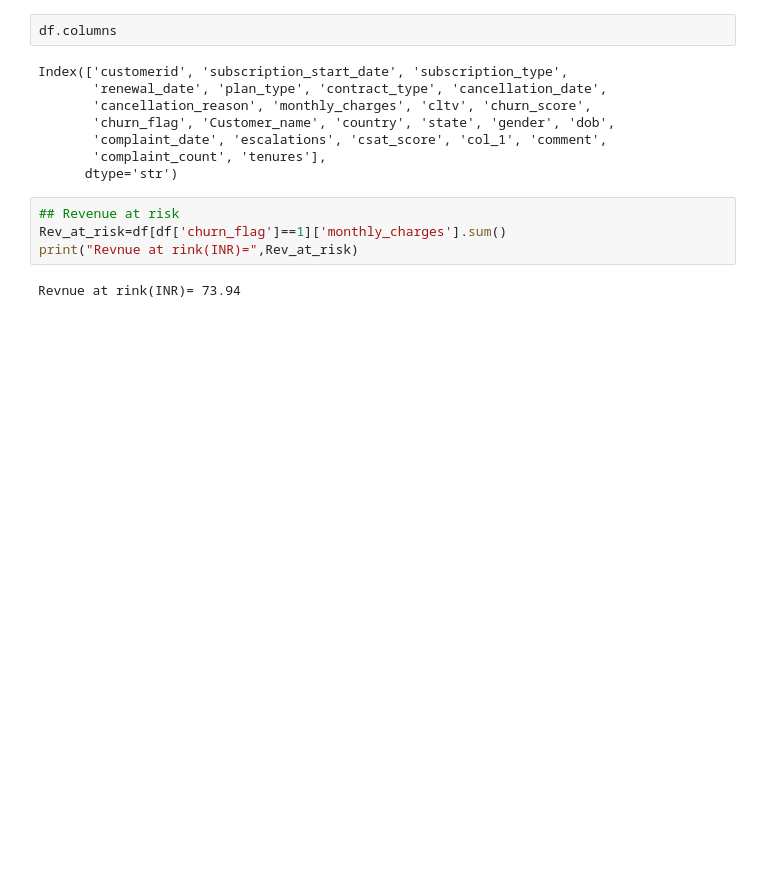
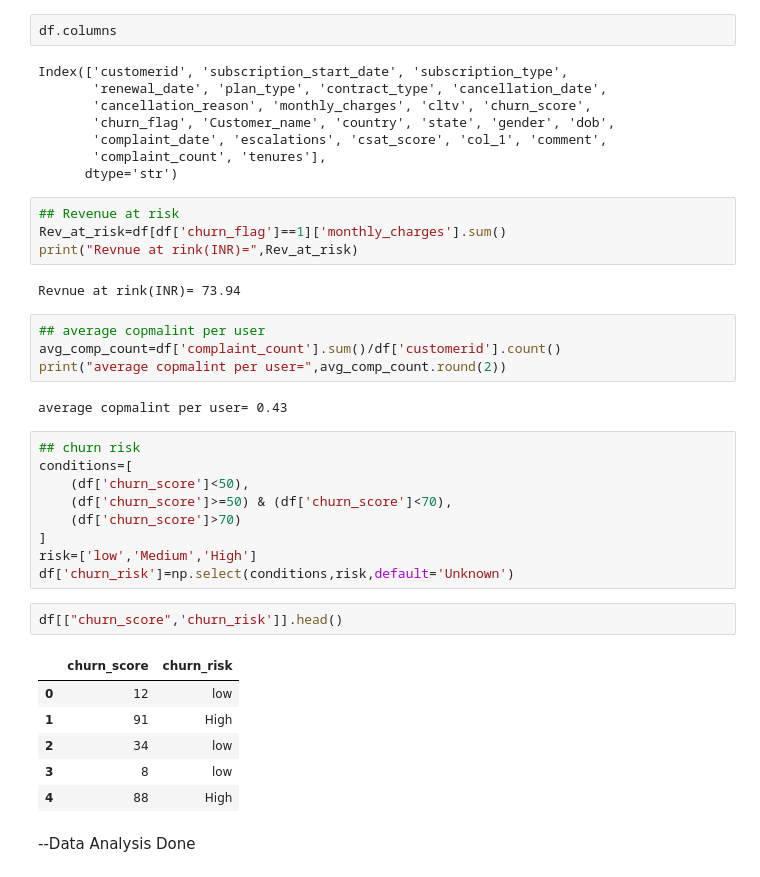
Before and after one commit to Nigam2004/Churn_Analysis, a Jupyter notebook: Churn_analysis.ipynb, the cells around one changed output. Cells and saved outputs as stored; diff of their text form; blank space fills up the shorter version.

Commit message:
analysis_completed

```diff
--- a/Churn_analysis.ipynb
+++ b/Churn_analysis.ipynb
@@ -518,3 +518,29 @@ Rev_at_risk=df[df['churn_flag']==1]['monthly_charges'].sum()
 print("Revnue at rink(INR)=",Rev_at_risk)
 # %% [output]
 Revnue at rink(INR)= 73.94
+# %%
+## average copmalint per user
+avg_comp_count=df['complaint_count'].sum()/df['customerid'].count()
+print("average copmalint per user=",avg_comp_count.round(2))
+# %% [output]
+average copmalint per user= 0.43
+# %%
+## churn risk
+conditions=[
+    (df['churn_score']<50),
+    (df['churn_score']>=50) & (df['churn_score']<70),
+    (df['churn_score']>70)
+]
+risk=['low','Medium','High']
+df['churn_risk']=np.select(conditions,risk,default='Unknown')
+# %%
+df[["churn_score",'churn_risk']].head()
+# %% [output]
+|  | churn_score | churn_risk |
+| 0 | 12 | low |
+| 1 | 91 | High |
+| 2 | 34 | low |
+| 3 | 8 | low |
+| 4 | 88 | High |
+# %% [markdown]
+--Data Analysis Done
```
